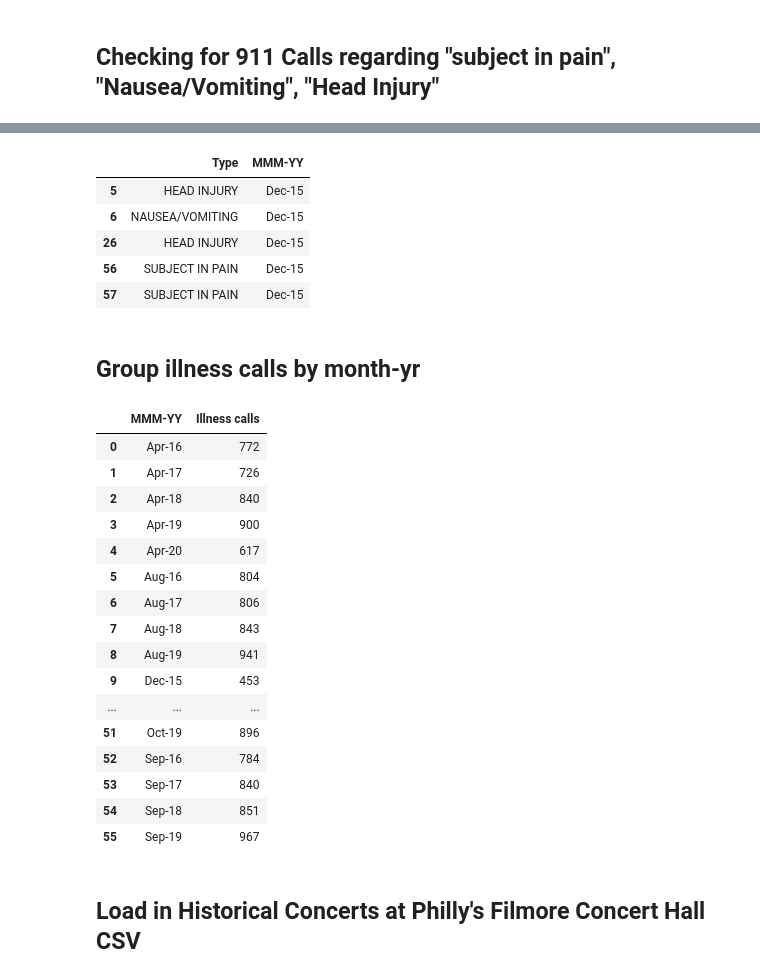
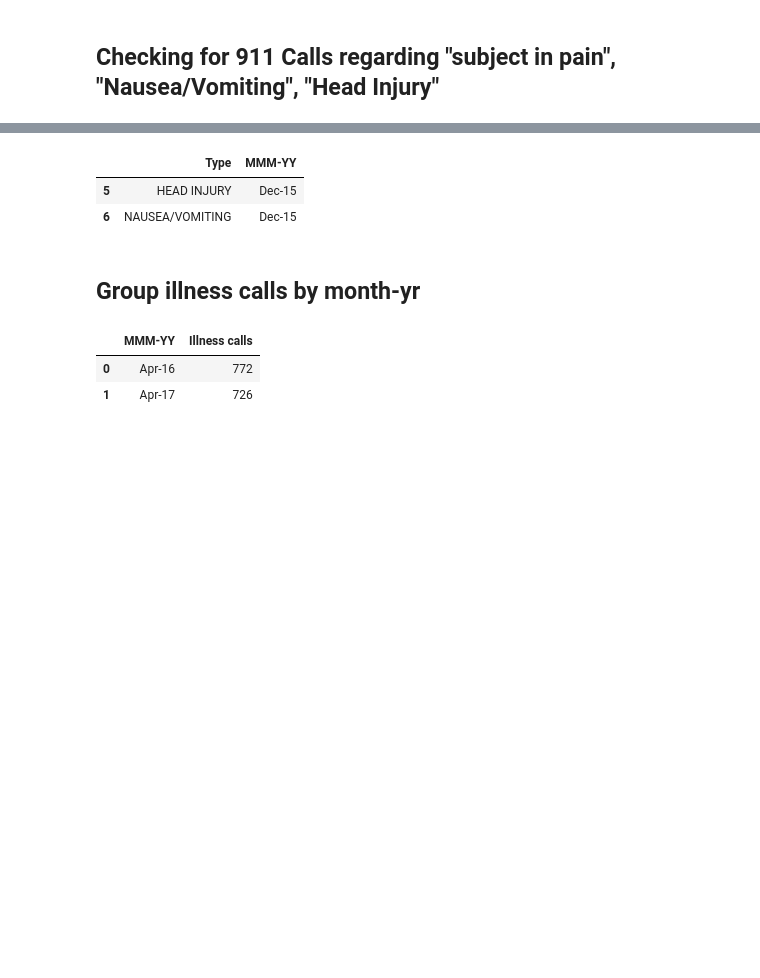
Before and after one commit to ClodettaV/Team_challenge_1, a Jupyter notebook: Dans_Part.ipynb, the cells around one changed output, grey strips where cells are left out. Drawn from its saved outputs; the diff is of its cells as text; code cells hidden in the pictures; blank space fills up the shorter version.

```diff
--- a/Dans_Part.ipynb
+++ b/Dans_Part.ipynb
@@ -182,38 +157,18 @@ Name: Type, dtype: int64
 # %%
 # drop useless columns
-#illness_calls_df=illness_calls_df.drop(columns=[',''YY','MMM','MM','YYMM','Date','Date2','WD','WD#','HH','Time','TStamp','lat','lng','zip','km from Philly'])
 illness_calls_df=illness_calls_df[['Type','MMM-YY']]
-illness_calls_df.head()
+illness_calls_df.head(2)
 # %% [output]
 |  | Type | MMM-YY |
 | 5 | HEAD INJURY | Dec-15 |
 | 6 | NAUSEA/VOMITING | Dec-15 |
-| 26 | HEAD INJURY | Dec-15 |
-| 56 | SUBJECT IN PAIN | Dec-15 |
-| 57 | SUBJECT IN PAIN | Dec-15 |
 # %% [markdown]
 ## Group illness calls by month-yr
 # %%
 calls_by_month=illness_calls_df.groupby('MMM-YY').size()
 callcount_df=pd.DataFrame({'MMM-YY':calls_by_month.index, 'Illness calls':calls_by_month.values})
-callcount_df
+callcount_df.head(2)
 # %% [output]
 |  | MMM-YY | Illness calls |
 | 0 | Apr-16 | 772 |
 | 1 | Apr-17 | 726 |
-| 2 | Apr-18 | 840 |
-| 3 | Apr-19 | 900 |
-| 4 | Apr-20 | 617 |
-| 5 | Aug-16 | 804 |
-| 6 | Aug-17 | 806 |
-| 7 | Aug-18 | 843 |
-| 8 | Aug-19 | 941 |
-| 9 | Dec-15 | 453 |
-| ... | ... | ... |
-| 51 | Oct-19 | 896 |
-| 52 | Sep-16 | 784 |
-| 53 | Sep-17 | 840 |
-| 54 | Sep-18 | 851 |
-| 55 | Sep-19 | 967 |
-# %% [markdown]
-## Load in Historical Concerts at Philly's Filmore Concert Hall CSV
```
Also changed, not shown: parts of 41 cells of this notebook.
